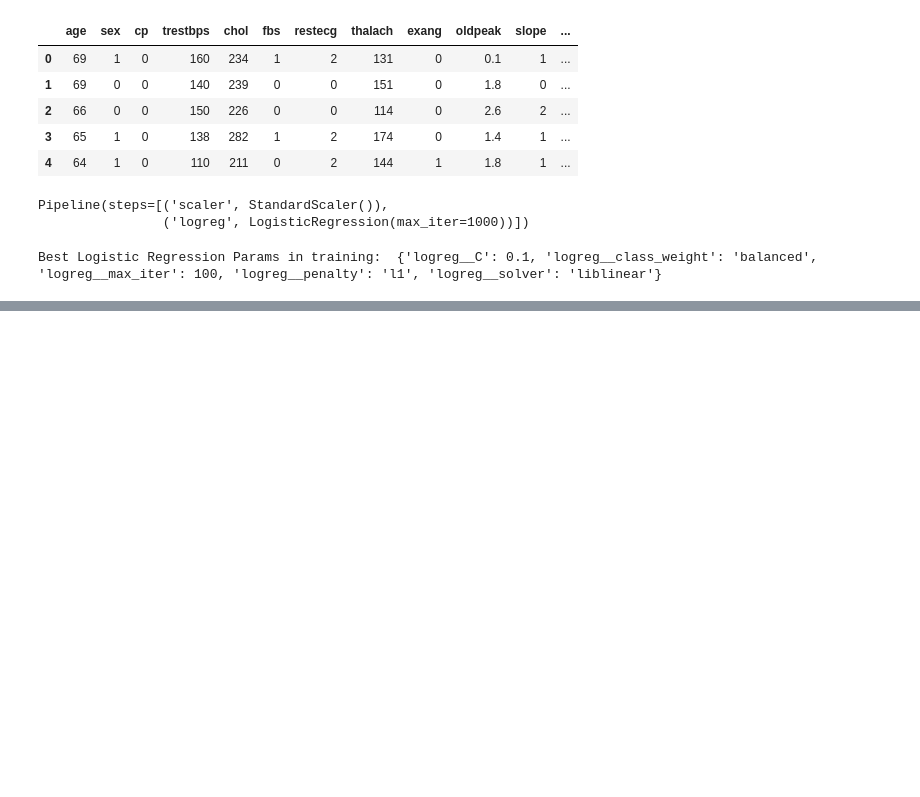
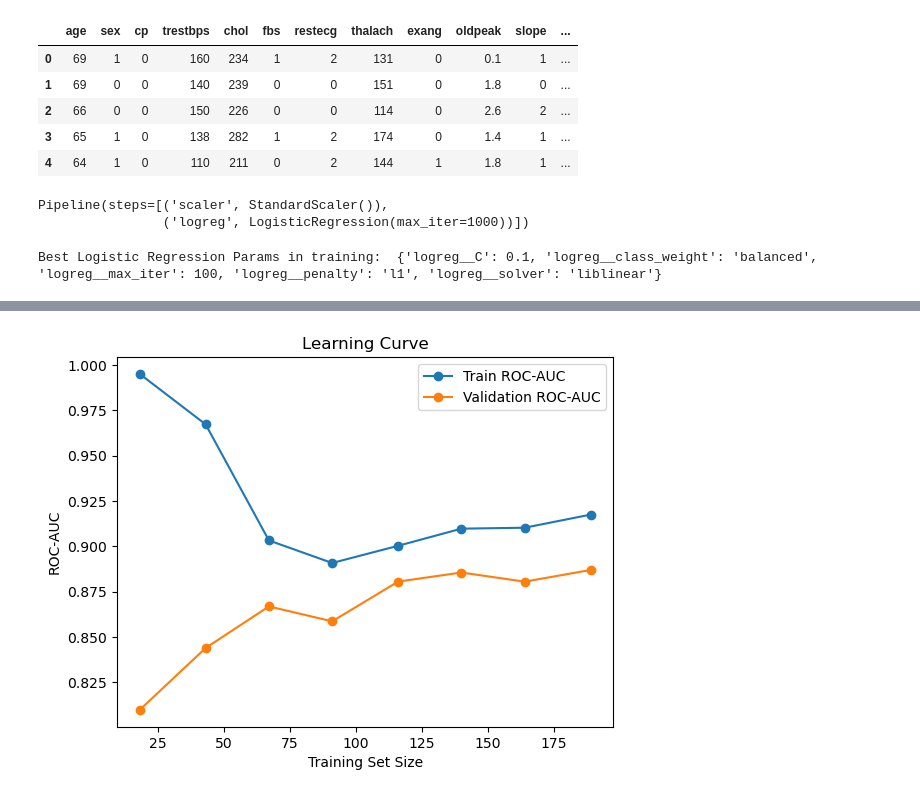
Before and after one commit to Saiful-Codes/ML-Learning, a Jupyter notebook: Week 4/day22_ModelDiagonstic.ipynb, the cells around one changed output, grey strips where cells are left out. Cells and saved outputs as stored; diff of their text form; code cells hidden in the pictures; blank space fills up the shorter version.

```diff
--- a/Week 4/day22_ModelDiagonstic.ipynb
+++ b/Week 4/day22_ModelDiagonstic.ipynb
@@ -113,0 +290,14 @@ Best Logistic Regression Params in training:  {'logreg__C': 0.1, 'logreg__class_
+# %%
+C_values = [0.01, 1, 100]
+coef_norms = []
+
+for C in C_values:
+    pipe = Pipeline([
+        ("scaler", StandardScaler()),
+        ("lr", LogisticRegression(C=C, max_iter=500))
+    ])
+    pipe.fit(X_train, y_train)
+    coef = pipe.named_steps["lr"].coef_
+    norm = np.linalg.norm(coef)
+    coef_norms.append(norm)
+    print(f"C={C:<6} | Coef norm={norm:.4f}")
@@ -113,0 +337,27 @@ Best Logistic Regression Params in training:  {'logreg__C': 0.1, 'logreg__class_
+# %%
+model = Pipeline([
+    ("scaler", StandardScaler()),
+    ("lr", LogisticRegression(C=1.0, max_iter=500))
+])
+
+train_sizes, train_scores, val_scores = learning_curve(
+    model,
+    X_train, y_train,
+    cv=5,
+    scoring="roc_auc",
+    train_sizes=np.linspace(0.1, 1.0, 8),
+    random_state=42
+)
+
+train_mean = train_scores.mean(axis=1)
+val_mean = val_scores.mean(axis=1)
+
+plt.plot(train_sizes, train_mean, marker='o', label="Train ROC-AUC")
+plt.plot(train_sizes, val_mean, marker='o', label="Validation ROC-AUC")
+plt.xlabel("Training Set Size")
+plt.ylabel("ROC-AUC")
+plt.title("Learning Curve")
+plt.legend()
+plt.show()
+# %% [output]
+[figure, added]
```
Also changed, not shown: parts of 19 cells of this notebook.
